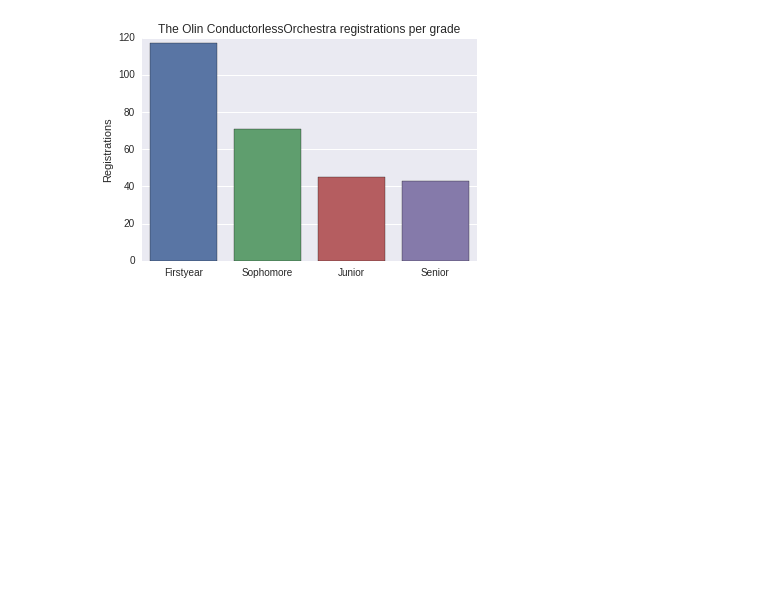
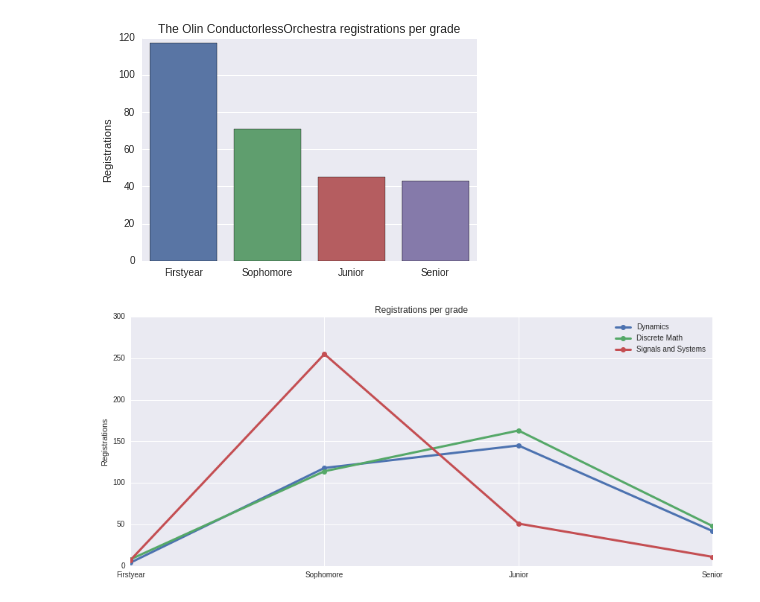
Before and after one commit to idgetto/DataScienceFinalProject, a Jupyter notebook: explore/isaac-exploration.ipynb, the cells around one changed output. Saved outputs shown, nothing was run; the diff lists cells and outputs as text; code cells hidden in the pictures; blank space fills up the shorter version.

Commit message:
compare course grade registrations

```diff
--- a/explore/isaac-exploration.ipynb
+++ b/explore/isaac-exploration.ipynb
@@ -157,3 +157,22 @@ plot_course_popularity_by_grade('Principles of Engineering')
 plot_course_popularity_by_grade('The Olin ConductorlessOrchestra')
 # %% [output]
 [figure]
+# %%
+def plot_course_popularity_by_grade_line(course_names):
+    plt.figure(figsize=(14, 6))
+    year_labels = ['Firstyear', 'Sophomore', 'Junior', 'Senior']
+    xticks = range(len(year_labels))
+
+    for course_name in course_names:
+        year_counts = course_years[course_name]
+        plt.plot(xticks, year_counts, '.-', linewidth=3, markersize=14)
+
+    plt.xticks(xticks, year_labels)
+    plt.ylabel('Registrations')
+    plt.title('Registrations per grade')
+    plt.legend(course_names)
+    plt.show()
+
+plot_course_popularity_by_grade_line(['Dynamics', 'Discrete Math', 'Signals and Systems'])
+# %% [output]
+[figure, added]
```
Also changed, not shown: parts of 3 cells of this notebook.
